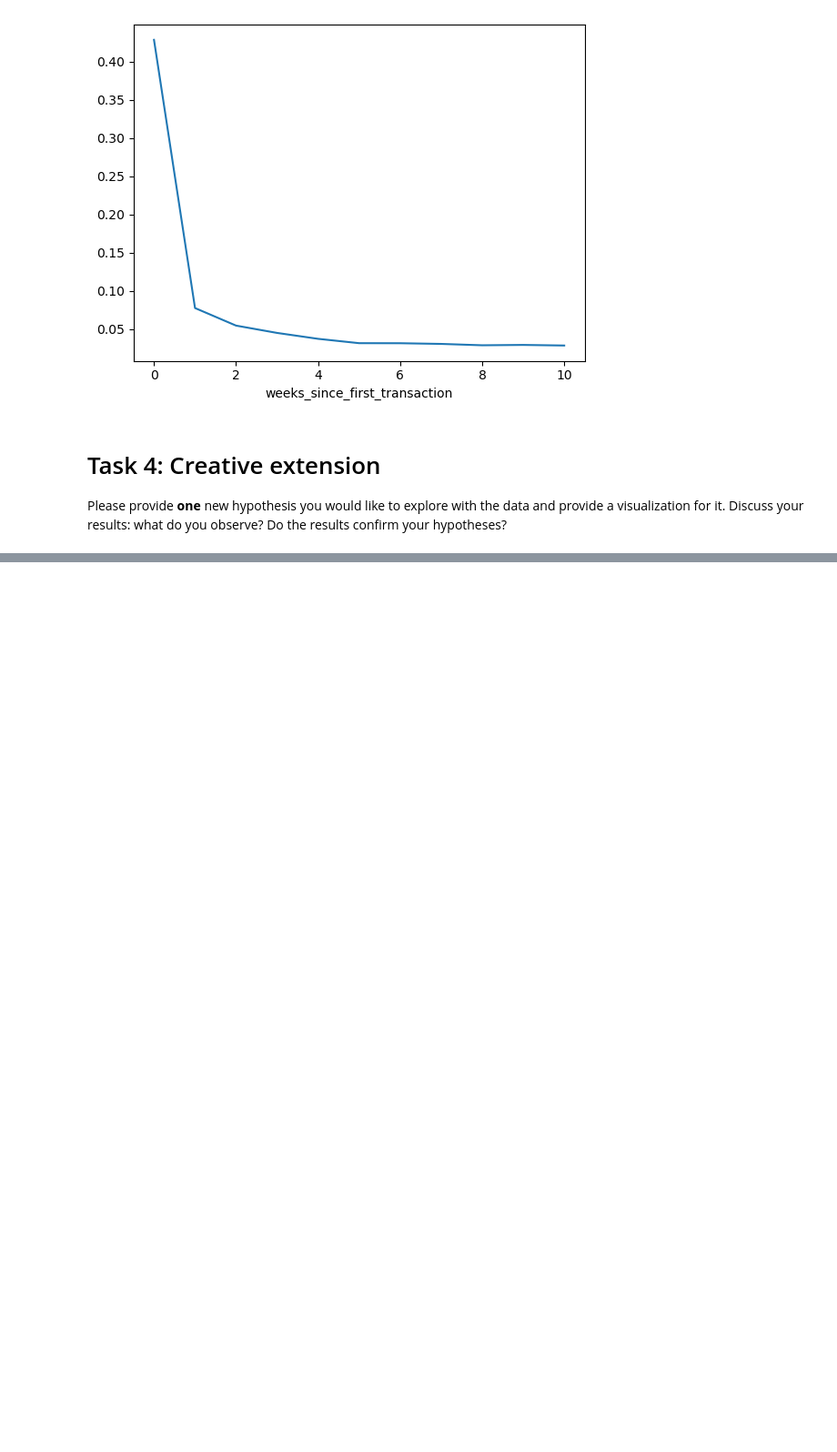
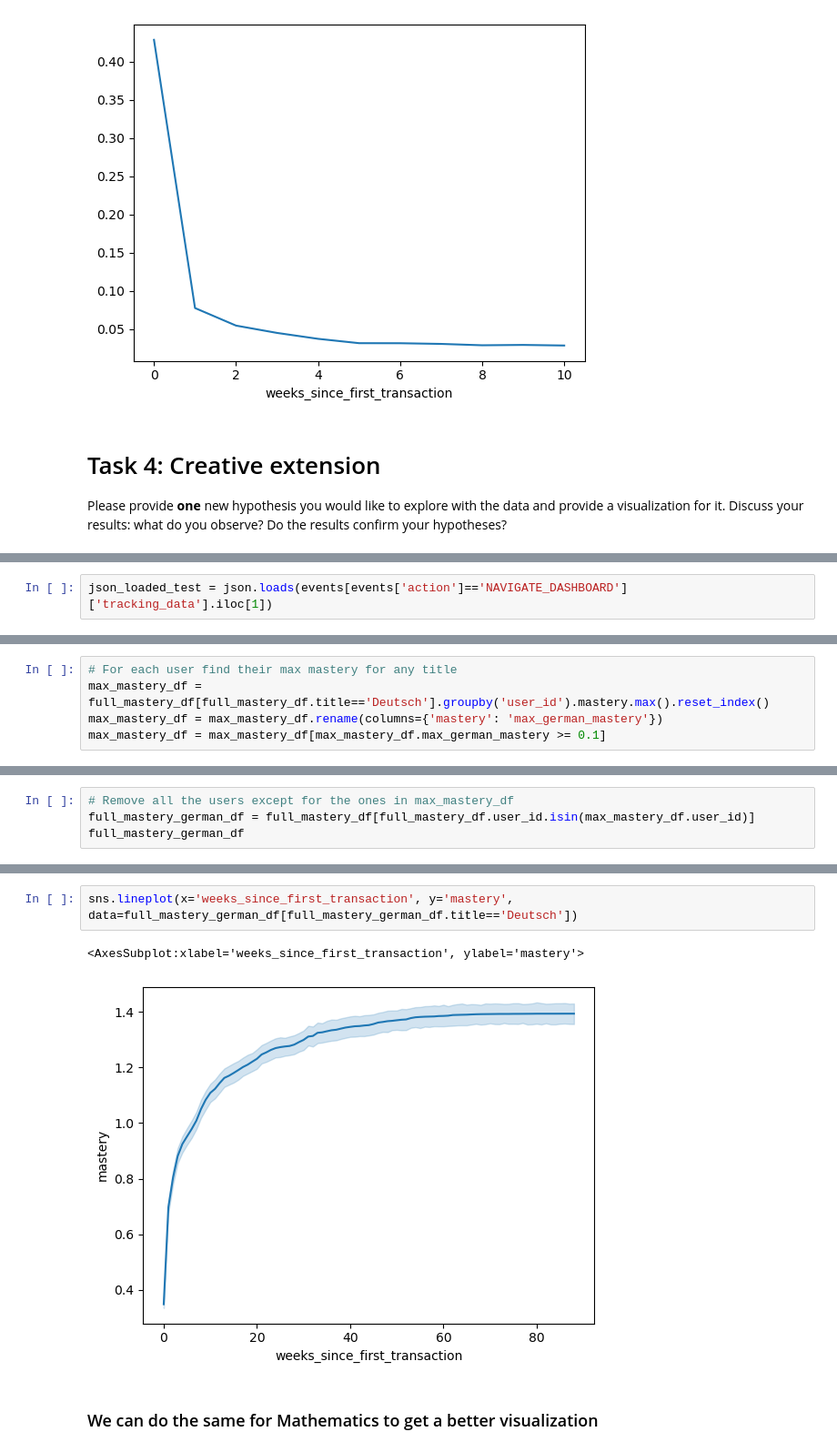
Before and after one commit to aybarsyazici/EPFL-CS421-MLBD, a Jupyter notebook: project/milestone-02/m2_lernnavi_sciper.ipynb, the cells around one changed output, grey strips where cells are left out. Shown at 91% size. Cells and saved outputs as stored; diff of their text form; blank space fills up the shorter version.

```diff
--- a/project/milestone-02/m2_lernnavi_sciper.ipynb
+++ b/project/milestone-02/m2_lernnavi_sciper.ipynb
@@ -1384,0 +1415,2 @@ print('hello')
+# %%
+json_loaded_test = json.loads(events[events['action']=='NAVIGATE_DASHBOARD']['tracking_data'].iloc[1])
@@ -1386,0 +1708,5 @@ print('hello')
+# %%
+# For each user find their max mastery for any title
+max_mastery_df = full_mastery_df[full_mastery_df.title=='Deutsch'].groupby('user_id').mastery.max().reset_index()
+max_mastery_df = max_mastery_df.rename(columns={'mastery': 'max_german_mastery'})
+max_mastery_df = max_mastery_df[max_mastery_df.max_german_mastery >= 0.1]
@@ -1386,0 +1729,4 @@ print('hello')
+# %%
+# Remove all the users except for the ones in max_mastery_df
+full_mastery_german_df = full_mastery_df[full_mastery_df.user_id.isin(max_mastery_df.user_id)]
+full_mastery_german_df
@@ -1386,0 +1747,7 @@ print('hello')
+# %%
+sns.lineplot(x='weeks_since_first_transaction', y='mastery', data=full_mastery_german_df[full_mastery_german_df.title=='Deutsch'])
+# %% [output]
+<AxesSubplot:xlabel='weeks_since_first_transaction', ylabel='mastery'>
+[figure, added]
+# %% [markdown]
+### We can do the same for Mathematics to get a better visualization
```
Also changed, not shown: parts of 47 cells of this notebook.
